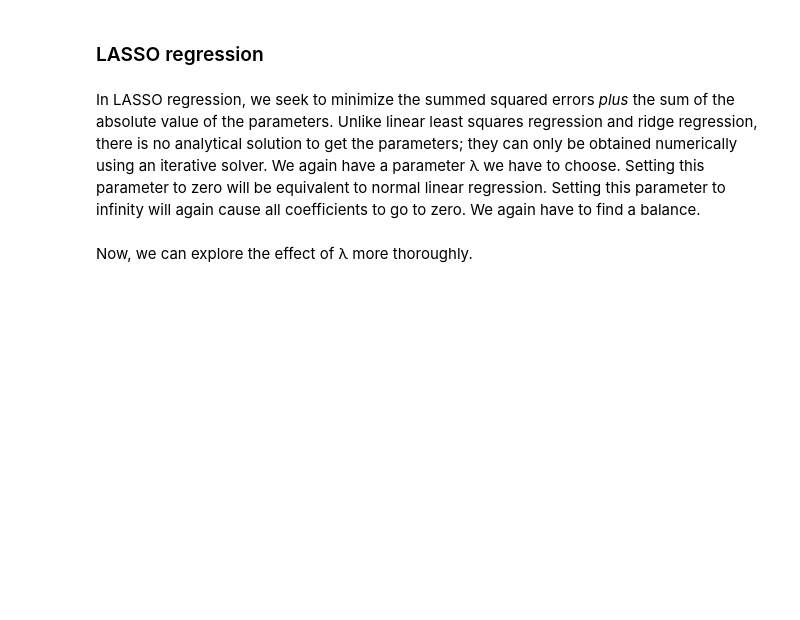
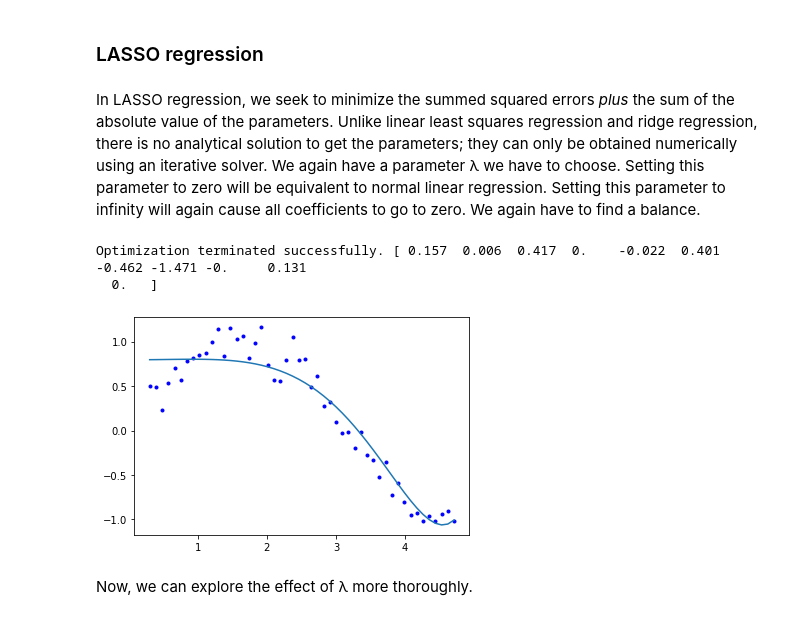
Before and after one commit to Steel-Bank-codespaces/f22-06623, a Jupyter notebook: lectures/18-linear-regression/18-linear-regression.ipynb, the cells around one changed output. Saved outputs shown, nothing was run; the diff lists cells and outputs as text; code cells hidden in the pictures; blank space fills up the shorter version.

```diff
--- a/lectures/18-linear-regression/18-linear-regression.ipynb
+++ b/lectures/18-linear-regression/18-linear-regression.ipynb
@@ -346,26 +592,28 @@ In LASSO regression, we seek to minimize the summed squared errors *plus* the su
 # %%
 def objective(pars, lam=0.0):
     SSE = np.sum(np.square(y - ((Z @ pars) * ystd + ymean)))
     return SSE + lam * np.sum(np.abs(pars))
 
 
 from scipy.optimize import minimize
 
-sol = minimize(
-    objective,
+sol = minimize(objective,
     np.random.random(len(Z[0])),
-    args=(0.15,),
+    args=(1,),
     method="nelder-mead",
-    options={"maxiter": 5000},
-)
+    options={"maxiter": 5000})
 
 with np.printoptions(
     suppress=True, precision=3
 ):  # prints small numbers as practically zero
     print(sol.message, sol.x)
 
 plt.plot(x, y, "b.")
 plt.plot(x, (Z @ sol.x) * ystd + ymean);
+# %% [output]
+Optimization terminated successfully. [ 0.157  0.006  0.417  0.    -0.022  0.401 -0.462 -1.471 -0.     0.131
+  0.   ]
+[figure, added]
 # %% [markdown]
 Now, we can explore the effect of &lambda; more thoroughly.
 # %%
```
Also changed, not shown: parts of 42 cells of this notebook.
